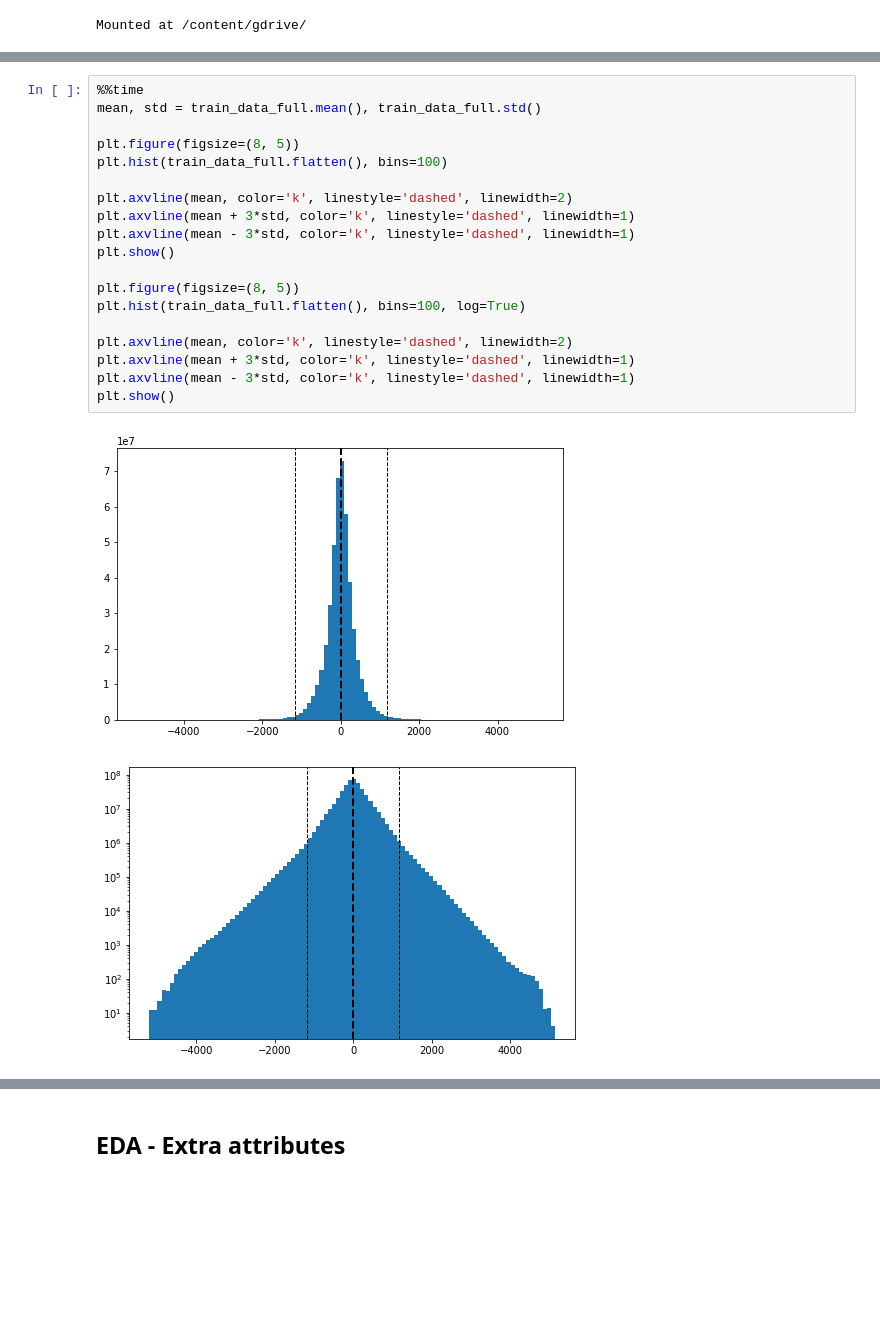
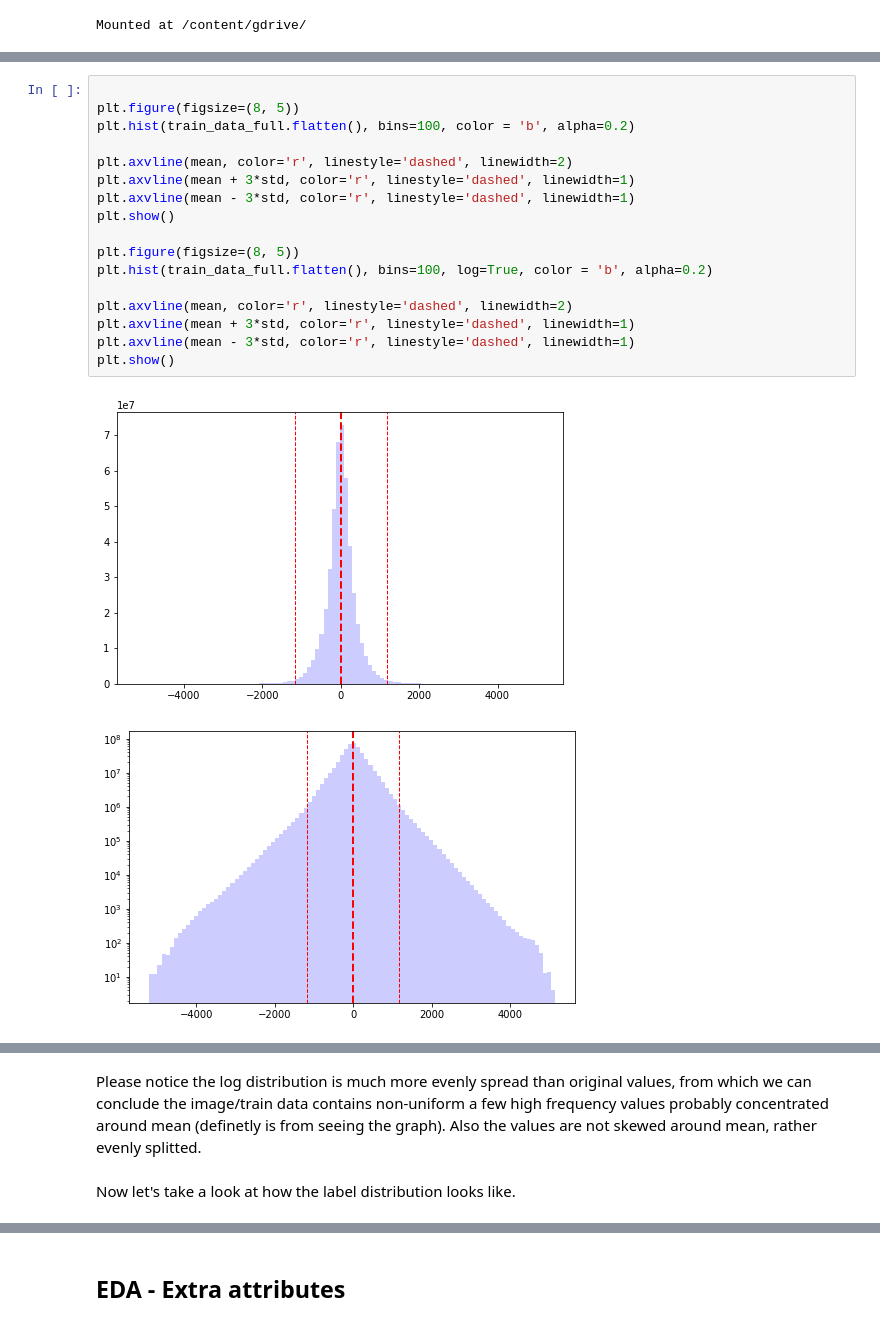
Before and after one commit to jeromepatel/AIcrowd-challenges, a Jupyter notebook: [Explainer]_Seismic_Facies_Identification_W&B_with_Extra_Attributes,_Some_EDA_and_Catalyst_Training.ipynb, the cells around one changed output, grey strips where cells are left out. Saved outputs shown, nothing was run; the diff lists cells and outputs as text; blank space fills up the shorter version.

```diff
--- a/[Explainer]_Seismic_Facies_Identification_W&B_with_Extra_Attributes,_Some_EDA_and_Catalyst_Training.ipynb
+++ b/[Explainer]_Seismic_Facies_Identification_W&B_with_Extra_Attributes,_Some_EDA_and_Catalyst_Training.ipynb
@@ -92,22 +169,20 @@ Wall time: 1min 9s
 # %%
-%%time
-mean, std = train_data_full.mean(), train_data_full.std()
 
 plt.figure(figsize=(8, 5))
-plt.hist(train_data_full.flatten(), bins=100)
+plt.hist(train_data_full.flatten(), bins=100, color = 'b', alpha=0.2)
 
-plt.axvline(mean, color='k', linestyle='dashed', linewidth=2)
-plt.axvline(mean + 3*std, color='k', linestyle='dashed', linewidth=1)
-plt.axvline(mean - 3*std, color='k', linestyle='dashed', linewidth=1)
+plt.axvline(mean, color='r', linestyle='dashed', linewidth=2)
+plt.axvline(mean + 3*std, color='r', linestyle='dashed', linewidth=1)
+plt.axvline(mean - 3*std, color='r', linestyle='dashed', linewidth=1)
 plt.show()
 
 plt.figure(figsize=(8, 5))
-plt.hist(train_data_full.flatten(), bins=100, log=True)
+plt.hist(train_data_full.flatten(), bins=100, log=True, color = 'b', alpha=0.2)
 
-plt.axvline(mean, color='k', linestyle='dashed', linewidth=2)
-plt.axvline(mean + 3*std, color='k', linestyle='dashed', linewidth=1)
-plt.axvline(mean - 3*std, color='k', linestyle='dashed', linewidth=1)
+plt.axvline(mean, color='r', linestyle='dashed', linewidth=2)
+plt.axvline(mean + 3*std, color='r', linestyle='dashed', linewidth=1)
+plt.axvline(mean - 3*std, color='r', linestyle='dashed', linewidth=1)
 plt.show()
 # %% [output]
-[figure, old version]
+[figure, new version]
-[figure, old version]
+[figure, new version]
@@ -116 +189,6 @@ Wall time: 30.2 s
+# %% [markdown]
+Please notice the log distribution is much more evenly spread than original values, from which we can conclude the image/train data contains non-uniform a few high frequency values probably concentrated around mean (definetly is from seeing the graph). </br>
+Also the values are not skewed around mean, rather evenly splitted.
+# %% [markdown]
+Now let's take a look at how the label distribution looks like.
 # %%
```
Also changed, not shown: parts of 58 cells of this notebook.
